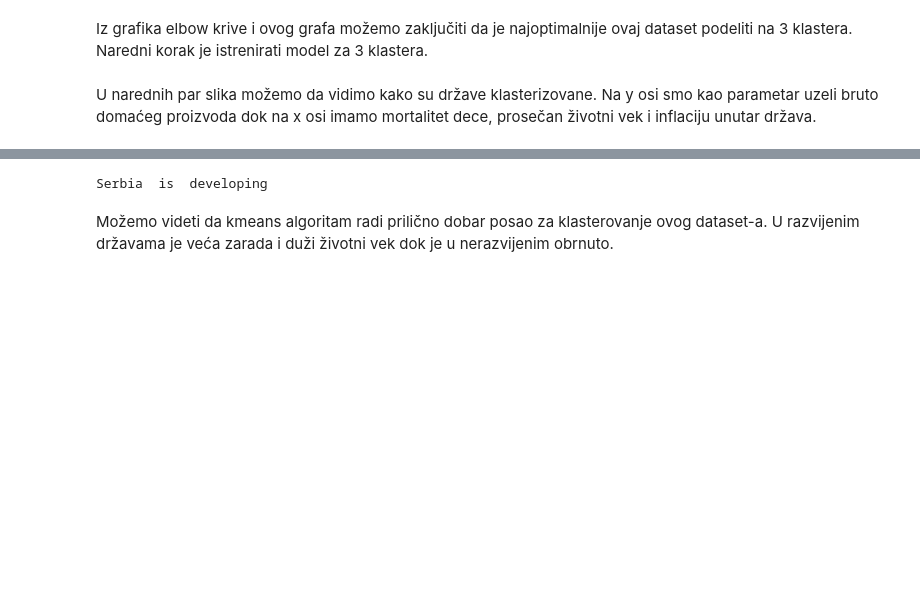
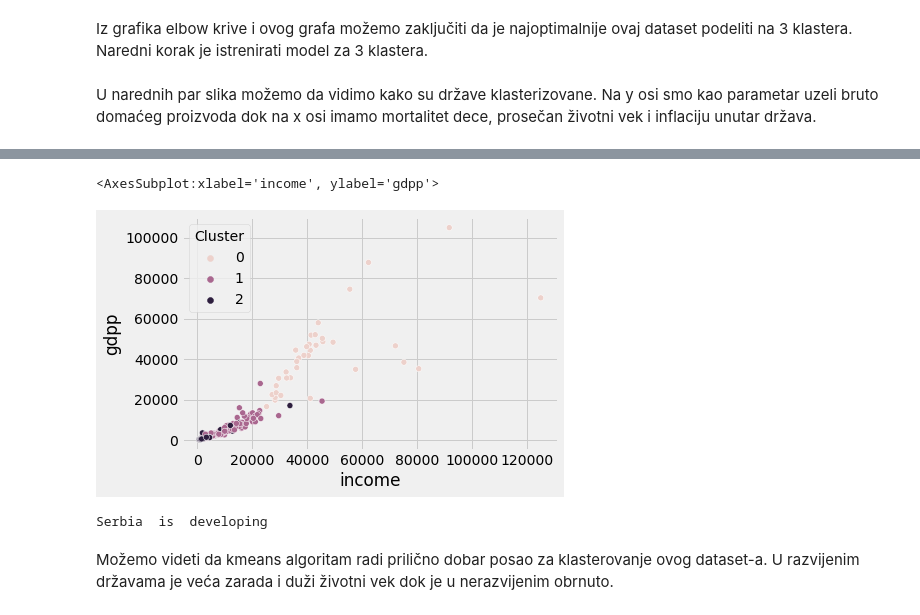
Before and after one commit to j-juric/CountryDevelopmentClustering, a Jupyter notebook: Clustering.ipynb, the cells around one changed output, grey strips where cells are left out. Cells and saved outputs as stored; diff of their text form; code cells hidden in the pictures; blank space fills up the shorter version.

```diff
--- a/Clustering.ipynb
+++ b/Clustering.ipynb
@@ -134,3 +157,8 @@ sb.scatterplot(x = data['inflation'], y = data['gdpp'],hue='Cluster',data = data
+# %%
+sb.scatterplot(x = data['income'], y = data['gdpp'],hue='Cluster',data = data)
+# %% [output]
+<AxesSubplot:xlabel='income', ylabel='gdpp'>
+[figure, added]
 # %%
 df['Cluster'] = data['Cluster']
 # %%
```
Also changed, not shown: parts of 9 cells of this notebook.
